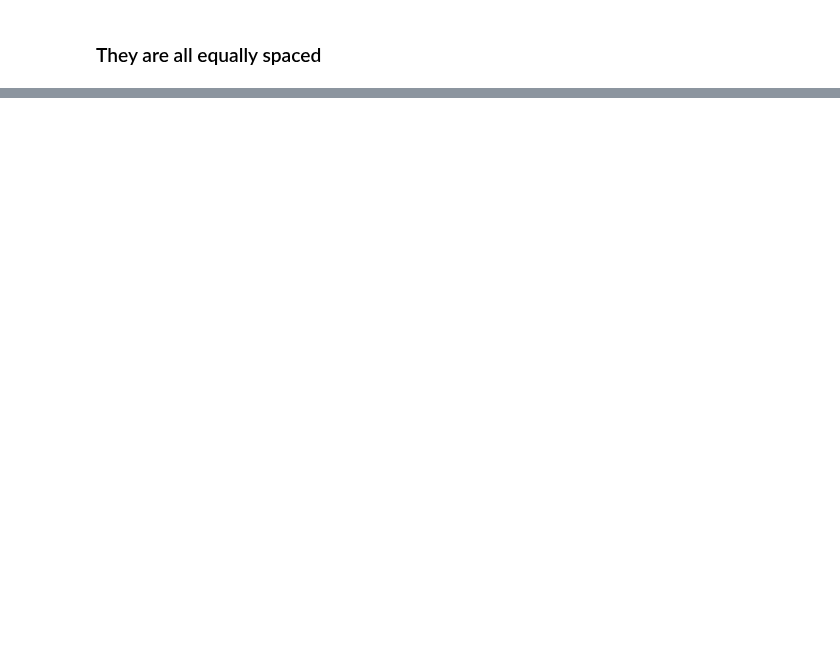
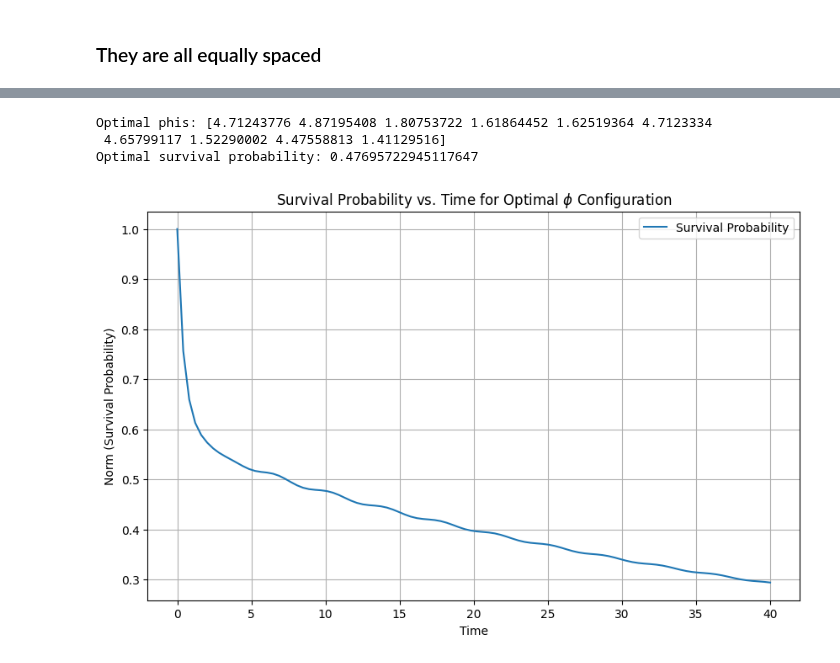
Before and after one commit to LBPhysics/GIT_Code_BA, a Jupyter notebook: Continuation/Qutip/Qutip_N_atoms - Kopie.ipynb, the cells around one changed output, grey strips where cells are left out. Cells and saved outputs as stored; diff of their text form; code cells hidden in the pictures; blank space fills up the shorter version.

```diff
--- a/Continuation/Qutip/Qutip_N_atoms - Kopie.ipynb
+++ b/Continuation/Qutip/Qutip_N_atoms - Kopie.ipynb
@@ -253,14 +252,11 @@ def GAMMA_ani(data, filename_prefix, gammas):
 # %%
 ################ TRY to get the Wave-packet
 #
-#
 # I dont get it
 #
-#
 
-gamma=1
 # Annahmen über N und a
-d = 1#0.234 * gamma
+d = 1#0.234 * fixed_gamma
 k_s = np.pi / d
 sigma = 0.1 * k_s
 wp_sh = 1 / 4
@@ -268,7 +264,6 @@ wp_sh = 1 / 4
 kd_range = np.arange(0, N) * 2 * np.pi / (N * d)
 
 def calc_T() -> np.ndarray:
-
     T_temp = np.zeros((N, N), dtype=complex)
     for i in range(kd_range.size):
         T_temp[:, i] = np.exp(1j * np.arange(0, N) * kd_range[i])
@@ -291 +286,68 @@ Quantum object: dims=[[2], [1]], shape=(2, 1), type='ket', dtype=Dense$$\left(\b
+# %%
+# calculate the optimal phi configuration
+from scipy.optimize import differential_evolution
+
+def H_eff_test(distance=fixed_dist, d_a=None, d_b=None, lam=fixed_lam, gamma=fixed_gamma, N=N):
+    positions = atom_positions(distance, N)
+    H_eff_matrix = np.zeros((N, N), dtype=complex)
+    for a in range(N):
+        for b in range(N):
+            r_a = positions[a]
+            r_b = positions[b]
+            V_ab = V_coefficients(r_a, r_b, d_a[a], d_b[b], lam, gamma)
+            Gamma_ab = Gamma_coefficients(r_a, r_b, d_a[a], d_b[b], lam, gamma)
+            matrix_element = V_ab - 1j * 0.5 * Gamma_ab
+            H_eff_matrix[a, b] = matrix_element
+    return Qobj(H_eff_matrix)
+
+def norms_cal(times, distance=fixed_dist, gamma=fixed_gamma, d_a=None, d_b=None, Psi_0=basis(N, 0)):
+    H = H_eff_test(distance=distance, d_a=d_a, d_b=d_b, lam=fixed_lam, gamma=gamma, N=N)
+    all_norms = []
+    for t in times:
+        U = (-1j * H * t).expm()
+        Psi_t = U * Psi_0
+        norm_sq = Psi_t.norm()**2
+        all_norms.append(norm_sq)
+    return np.array(all_norms)
+
+# Define the cost function to be minimized (negative of the survival probability at t=10*gamma)
+def cost_function(phis):
+    d_a = [dipole_vector(phi) for phi in phis]
+    d_b = d_a  # assuming the dipole vectors for both sets are the same
+    survival_probabilities = norms_cal([10 * fixed_gamma], d_a=d_a, d_b=d_b)
+    survival_probability = survival_probabilities[0]
+    return -survival_probability
+
+# Define the bounds for each phi value
+bounds = [(0, 2 * np.pi) for _ in range(N)]
+
+# Perform the optimization
+result = differential_evolution(cost_function, bounds)
+optimal_phis = result.x
+optimal_survival_probability = -result.fun
+
+print(f"Optimal phis: {optimal_phis}")
+print(f"Optimal survival probability: {optimal_survival_probability}")
+
+optimal_phis = result.x
+d_a = [dipole_vector(phi) for phi in optimal_phis]
+d_b = d_a  # assuming the dipole vectors for both sets are the same
+
+# Calculate norms over the entire time range
+norms = norms_cal(times, d_a=d_a, d_b=d_b)
+
+# Plot the norms against time
+plt.figure(figsize=(10, 6))
+plt.plot(times, norms, label='Survival Probability')
+plt.xlabel('Time')
+plt.ylabel('Norm (Survival Probability)')
+plt.title('Survival Probability vs. Time for Optimal $\phi$ Configuration')
+plt.legend()
+plt.grid(True)
+plt.show()
+# %% [output]
+Optimal phis: [4.71243776 4.87195408 1.80753722 1.61864452 1.62519364 4.7123334
+ 4.65799117 1.52290002 4.47558813 1.41129516]
+Optimal survival probability: 0.47695722945117647
+[figure, added]
 # %%
```
Also changed, not shown: parts of 14 cells of this notebook, 1 other file.
